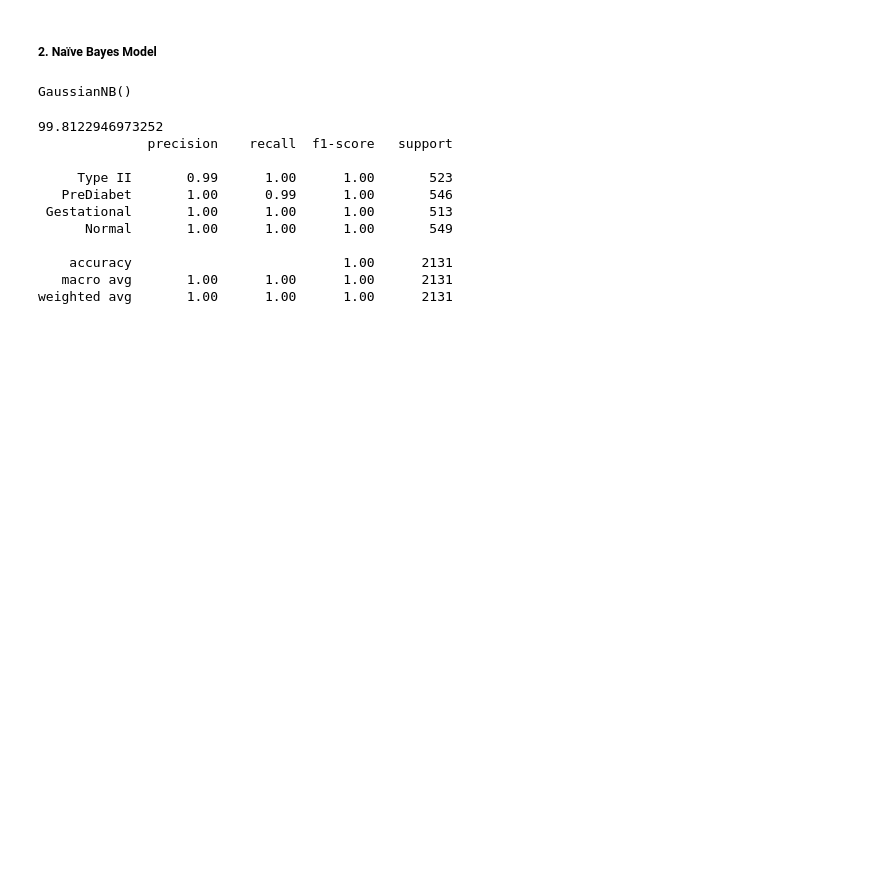
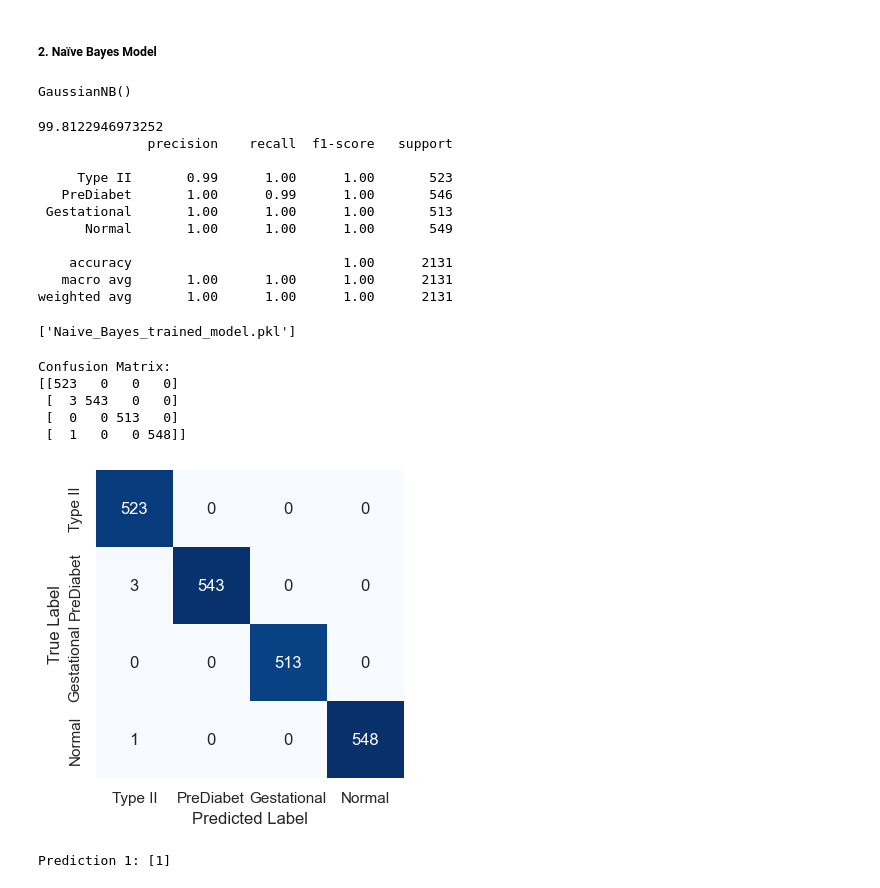
Before and after one commit to Yeshiwas1985/Diabetics-Prediction-Using-Machine-Learning-Algorithms, a Jupyter notebook: Diabetic Prediction Using MAchine Learning Algorithms.ipynb, the cells around one changed output. Drawn from its saved outputs; the diff is of its cells as text; code cells hidden in the pictures; blank space fills up the shorter version.

Commit message:
GNB Trained Model

```diff
--- a/Diabetic Prediction Using MAchine Learning Algorithms.ipynb
+++ b/Diabetic Prediction Using MAchine Learning Algorithms.ipynb
@@ -449,4 +449,46 @@ weighted avg       1.00      1.00      1.00      2131
 # %%
 ### Saving the model
 # Save the trained model to a file
-joblib.dump(svclassifier, 'trained_model.pkl')
+joblib.dump(gnb, 'Naive_Bayes_trained_model.pkl')
+# %% [output]
+['Naive_Bayes_trained_model.pkl']
+# %%
+### testing
+y_pred = gnb.predict(X_test)
+
+# Calculate the confusion matrix
+
+cm = confusion_matrix(y_pred, y_test)
+
+# Define class labels
+target_names = ['Type II', 'PreDiabet', 'Gestational', 'Normal']
+plt.figure(figsize=(4, 4))
+
+sns.heatmap(cm, square=True, annot=True, xticklabels=target_names, yticklabels=target_names, fmt='d', cmap=plt.cm.Blues, cbar=False)
+plt.xlabel("Predicted Label")
+plt.ylabel("True Label")
+print("Confusion Matrix:")
+print(cm)
+# %% [output]
+Confusion Matrix:
+[[523   0   0   0]
+ [  3 543   0   0]
+ [  0   0 513   0]
+ [  1   0   0 548]]
+[figure, added]
+# %%
+### Evaluating the Model using unseen data
+
+# Load the trained model from the file
+loaded_model1 = joblib.load('Naive_Bayes_trained_model.pkl')
+
+# Define new data points for prediction
+new_data1 = [[40,	0,	21.8,	4.3, 127, 91, 121, 111]]
+
+# Make predictions using the loaded model
+prediction2 = loaded_model1.predict(new_data1)
+
+# Print the predictions
+print("Prediction 1:", prediction2)
+# %% [output]
+Prediction 1: [1]
```
